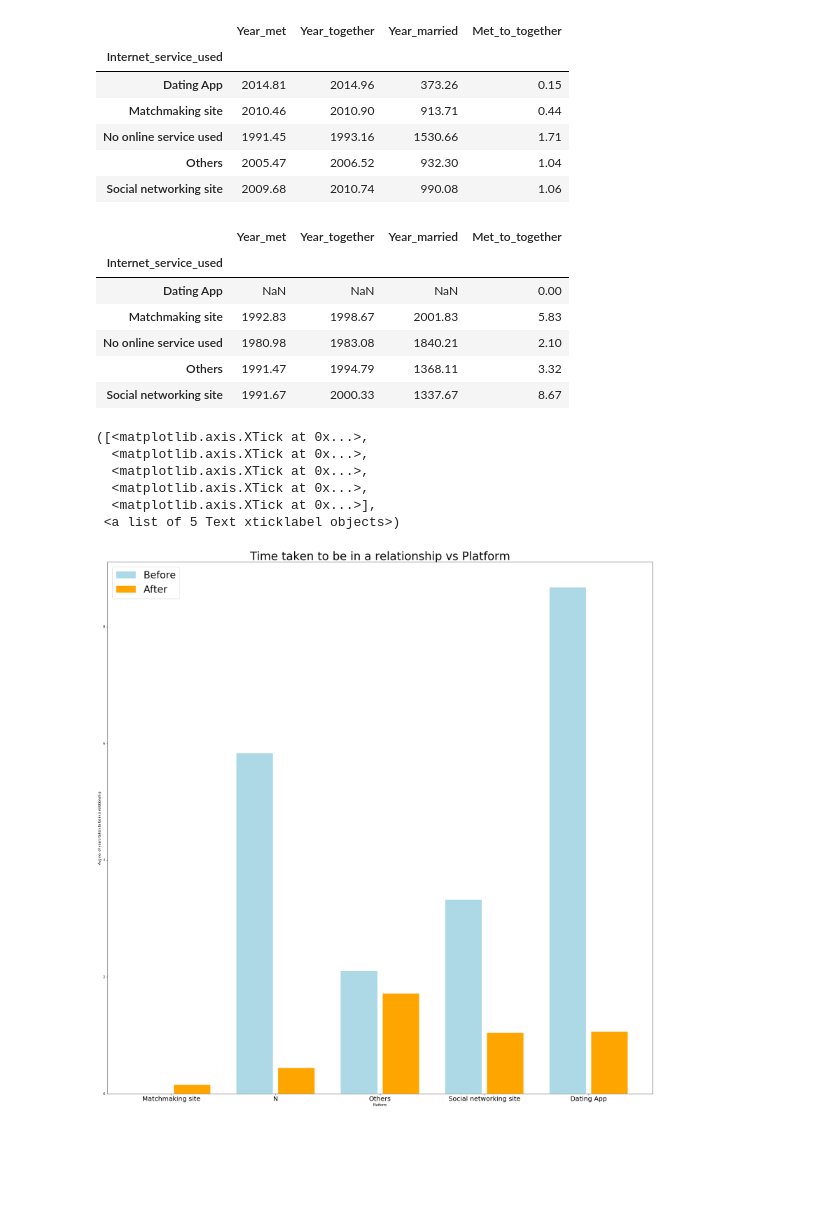
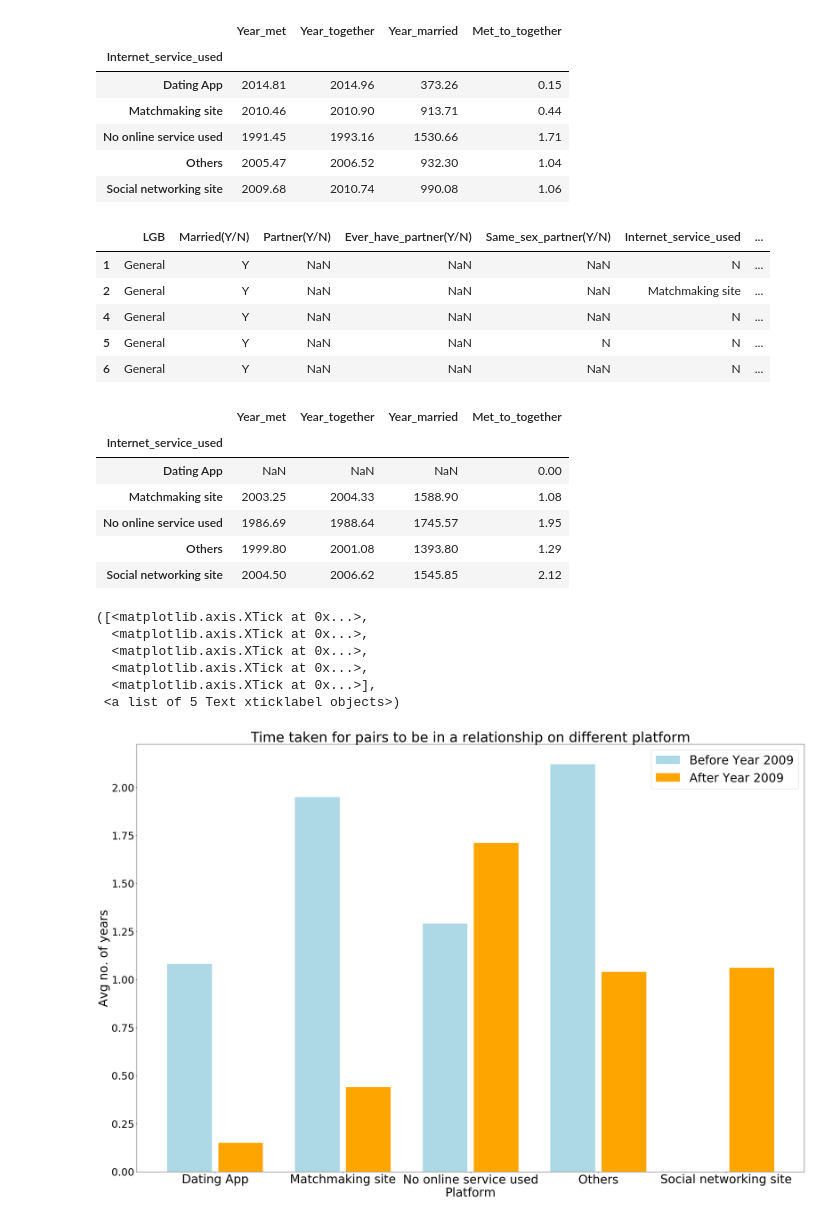
Before and after one commit to chunsang0126/your-own-project, a Jupyter notebook: How couples meet and stay together.ipynb, the cells around one changed output. Saved outputs shown, nothing was run; the diff lists cells and outputs as text; code cells hidden in the pictures; blank space fills up the shorter version.

Commit message:
reorganising code and format plot

```diff
--- a/How couples meet and stay together.ipynb
+++ b/How couples meet and stay together.ipynb
@@ -108,4 +105,4 @@ clean_3['Year_met'].replace('Others','0',inplace=True)
 clean_3['Year_married'].replace('Others','0',inplace=True)
 # %%
 #Change data type to perform mathematical calculation
-clean_5[['Year_together','Year_met','Year_married']]=clean_5[['Year_together','Year_met','Year_married']].astype('int')
+clean_3[['Year_together','Year_met','Year_married']]=clean_3[['Year_together','Year_met','Year_married']].astype('int')
@@ -117,0 +109,4 @@ See the caveats in the documentation: http://pandas.pydata.org/pandas-docs/stabl
+# %%
+clean_4=clean_3[clean_3.Year_met != 0]
+clean_5=clean_4[clean_4.Year_together != 0]
+clean_5.iloc[20:40]
@@ -148,42 +153,53 @@ for_plot1
 | Others | 2005.47 | 2006.52 | 932.30 | 1.04 |
 | Social networking site | 2009.68 | 2010.74 | 990.08 | 1.06 |
 # %%
-for_plot_2000=for_plot[for_plot['Year_met'] < 2000]
+for_plot_2009=for_plot[for_plot['Year_met'] < 2009]
+for_plot_2009.head()
+# %% [output]
+|  | LGB | Married(Y/N) | Partner(Y/N) | Ever_have_partner(Y/N) | Same_sex_partner(Y/N) | Internet_service_used | ... |
+| 1 | General | Y | NaN | NaN | NaN | N | ... |
+| 2 | General | Y | NaN | NaN | NaN | Matchmaking site | ... |
+| 4 | General | Y | NaN | NaN | NaN | N | ... |
+| 5 | General | Y | NaN | NaN | N | N | ... |
+| 6 | General | Y | NaN | NaN | NaN | N | ... |
 # %%
-for_plot_2000=for_plot_2000.groupby(['Internet_service_used']).mean().round(2)
-for_plot_2000=for_plot_2000.rename(index={'N':'No online service used'})
-for_plot_2000
+for_plot_2009=for_plot_2009.groupby(['Internet_service_used']).mean().round(2)
+for_plot_2009=for_plot_2009.rename(index={'N':'No online service used'})
+row=pd.Series({'Met_to_together':0.0}, name='Dating App')
+for_plot_2009=for_plot_2009.append(row)
+for_plot_2009.sort_index()
 # %% [output]
 |  | Year_met | Year_together | Year_married | Met_to_together |
 | Internet_service_used |  |  |  |  |
 | Dating App | NaN | NaN | NaN | 0.00 |
-| Matchmaking site | 1992.83 | 1998.67 | 2001.83 | 5.83 |
-| No online service used | 1980.98 | 1983.08 | 1840.21 | 2.10 |
-| Others | 1991.47 | 1994.79 | 1368.11 | 3.32 |
-| Social networking site | 1991.67 | 2000.33 | 1337.67 | 8.67 |
+| Matchmaking site | 2003.25 | 2004.33 | 1588.90 | 1.08 |
+| No online service used | 1986.69 | 1988.64 | 1745.57 | 1.95 |
+| Others | 1999.80 | 2001.08 | 1393.80 | 1.29 |
+| Social networking site | 2004.50 | 2006.62 | 1545.85 | 2.12 |
 # %%
 import matplotlib.pyplot as plt
 import numpy as np
 # %%
-data = [for_plot1['Met_to_together'],for_plot_2000['Met_to_together']]
+data = [for_plot1['Met_to_together'],for_plot_2009['Met_to_together']]
 X = np.arange(5)
-cat=fp.index
-fig=plt.figure(figsize=(30,30))
+cat=for_plot1.index
+fig=plt.figure(figsize=(35,23))
 
 plt.bar(X + 0.00, data[1], color = 'lightblue', width = 0.35, tick_label= 'before')
 plt.bar(X + 0.4, data[0], color = 'orange', width = 0.35, tick_label= 'after')
-plt.legend(('Before','After'), fontsize=30)
-plt.title('Time taken to be in a relationship vs Platform', fontsize=35)
+plt.legend(('Before Year 2009','After Year 2009'), fontsize=35)
+plt.title('Time taken for pairs to be in a relationship on different platform', fontsize=40)
 
-plt.xlabel('Platform')
-plt.ylabel('Avg no. of years taken to be in a relationship')
+plt.xlabel('Platform',fontsize=35)
+plt.ylabel('Avg no. of years',fontsize=35)
+plt.yticks(fontsize=30)
 
-plt.xticks(X + 0.2, cat, fontsize = 20)
+plt.xticks(X + 0.2, cat, fontsize = 35)
 # %% [output]
 ([<matplotlib.axis.XTick at 0x...>,
   <matplotlib.axis.XTick at 0x...>,
   <matplotlib.axis.XTick at 0x...>,
   <matplotlib.axis.XTick at 0x...>,
   <matplotlib.axis.XTick at 0x...>],
  <a list of 5 Text xticklabel objects>)
-[figure, old version]
+[figure, new version]
```
Also changed, not shown: parts of 6 cells of this notebook.
